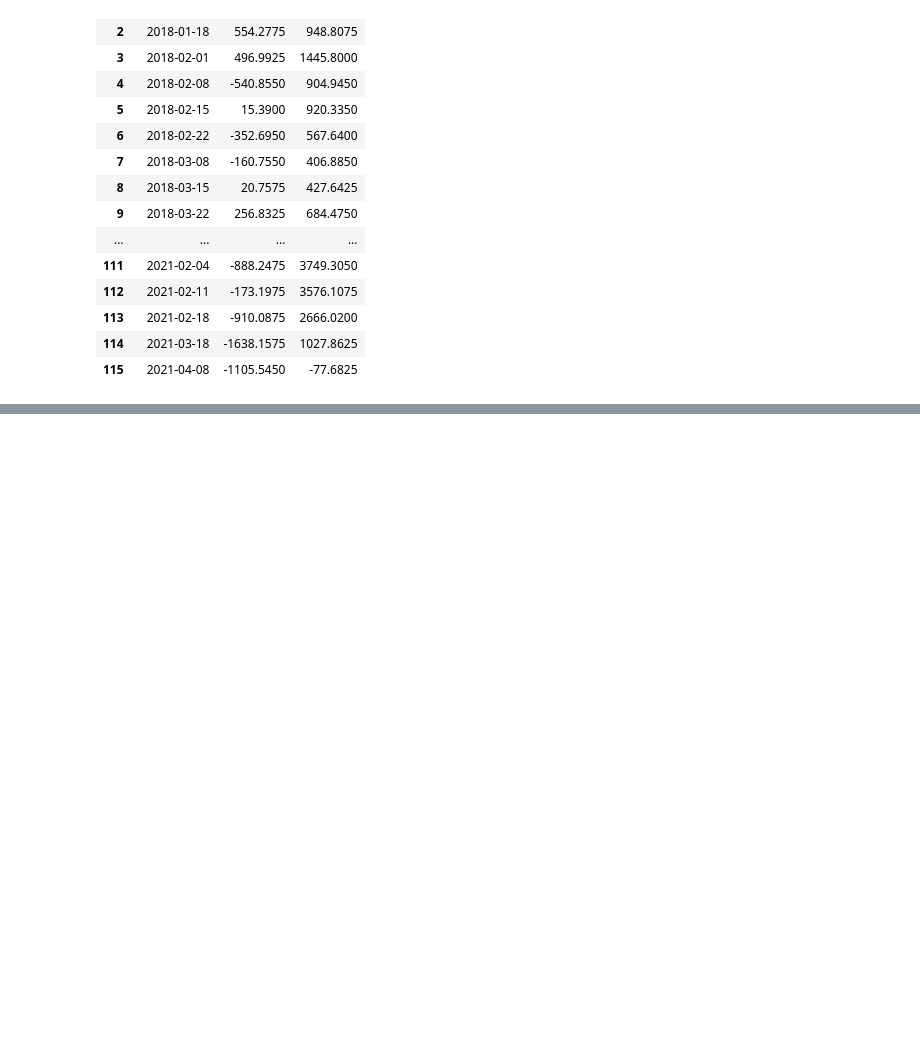
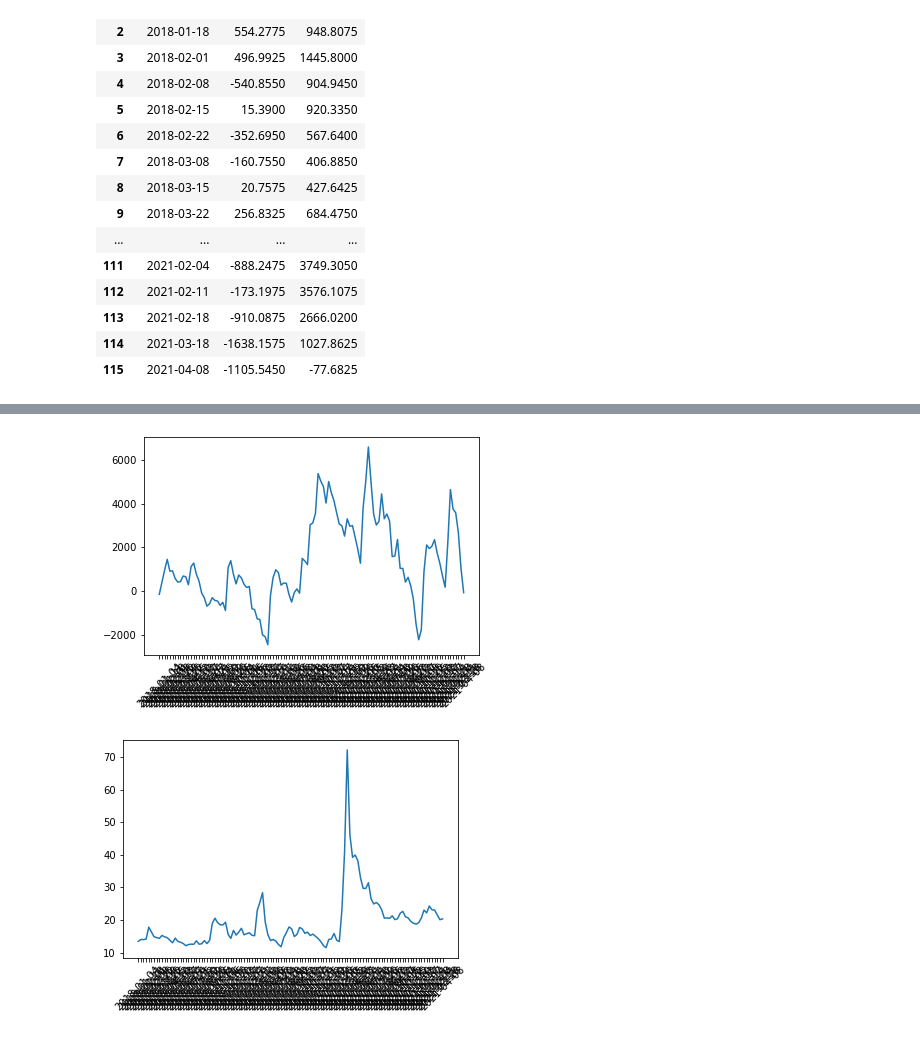
Before and after one commit to SanjotRaibagkar/mokshtech, a Jupyter notebook: stock_predictor/optionvaluecalculation/strategies/weeklyOptionBuy.ipynb, the cells around one changed output, grey strips where cells are left out. Saved outputs shown, nothing was run; the diff lists cells and outputs as text; code cells hidden in the pictures; blank space fills up the shorter version.

```diff
--- a/stock_predictor/optionvaluecalculation/strategies/weeklyOptionBuy.ipynb
+++ b/stock_predictor/optionvaluecalculation/strategies/weeklyOptionBuy.ipynb
@@ -241,0 +272,14 @@ plt.show()
+# %%
+#plt.figure(figsize=(20,10))
+plt.xticks(rotation=45)
+
+plt.plot(month_profit_loss['Year_month'], month_profit_loss['cum_P&L'])
+plt.show()
+#plt.figure(figsize=(20,10))
+plt.xticks(rotation=45)
+
+plt.plot(month_profit_loss['Year_month'], month_profit_loss['vix'])
+plt.show()
+# %% [output]
+[figure, added]
+[figure, added]
```
Also changed, not shown: parts of 3 cells of this notebook.
